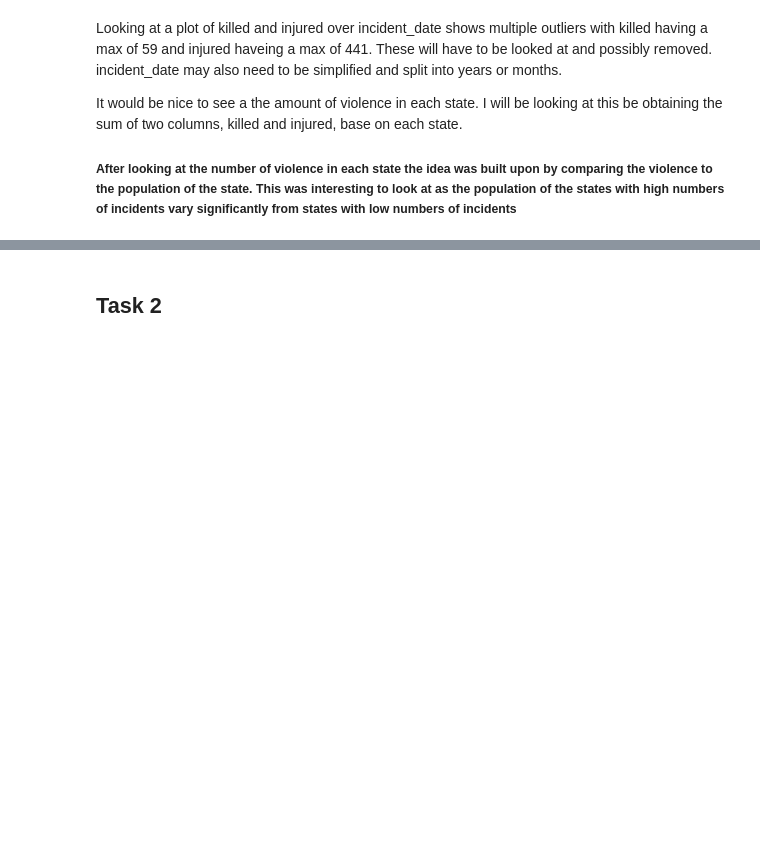
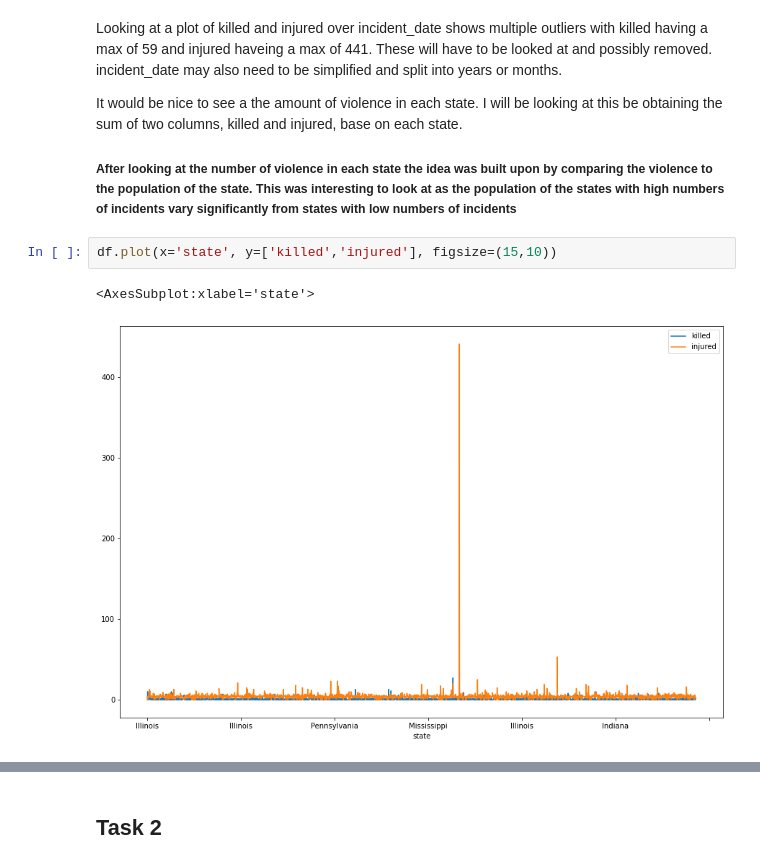
Before and after one commit to ubco-W2022T1-cosc301/project-group39, a Jupyter notebook: notebooks/analysis3.ipynb, the cells around one changed output, grey strips where cells are left out. Cells and saved outputs as stored; diff of their text form; blank space fills up the shorter version.

```diff
--- a/notebooks/analysis3.ipynb
+++ b/notebooks/analysis3.ipynb
@@ -62,3 +66,8 @@ Looking at a plot of killed and injured over incident_date shows multiple outlie
 It would be nice to see a the amount of violence in each state. I will be looking at this be obtaining the sum of two columns, killed and injured, base on each state.
 
 ##### After looking at the number of violence in each state the idea was built upon by comparing the violence to the population of the state. This was interesting to look at as the population of the states with high numbers of incidents vary significantly from states with low numbers of incidents
+# %%
+df.plot(x='state', y=['killed','injured'], figsize=(15,10))
+# %% [output]
+<AxesSubplot:xlabel='state'>
+[figure, added]
```
Also changed, not shown: parts of 9 cells of this notebook.
